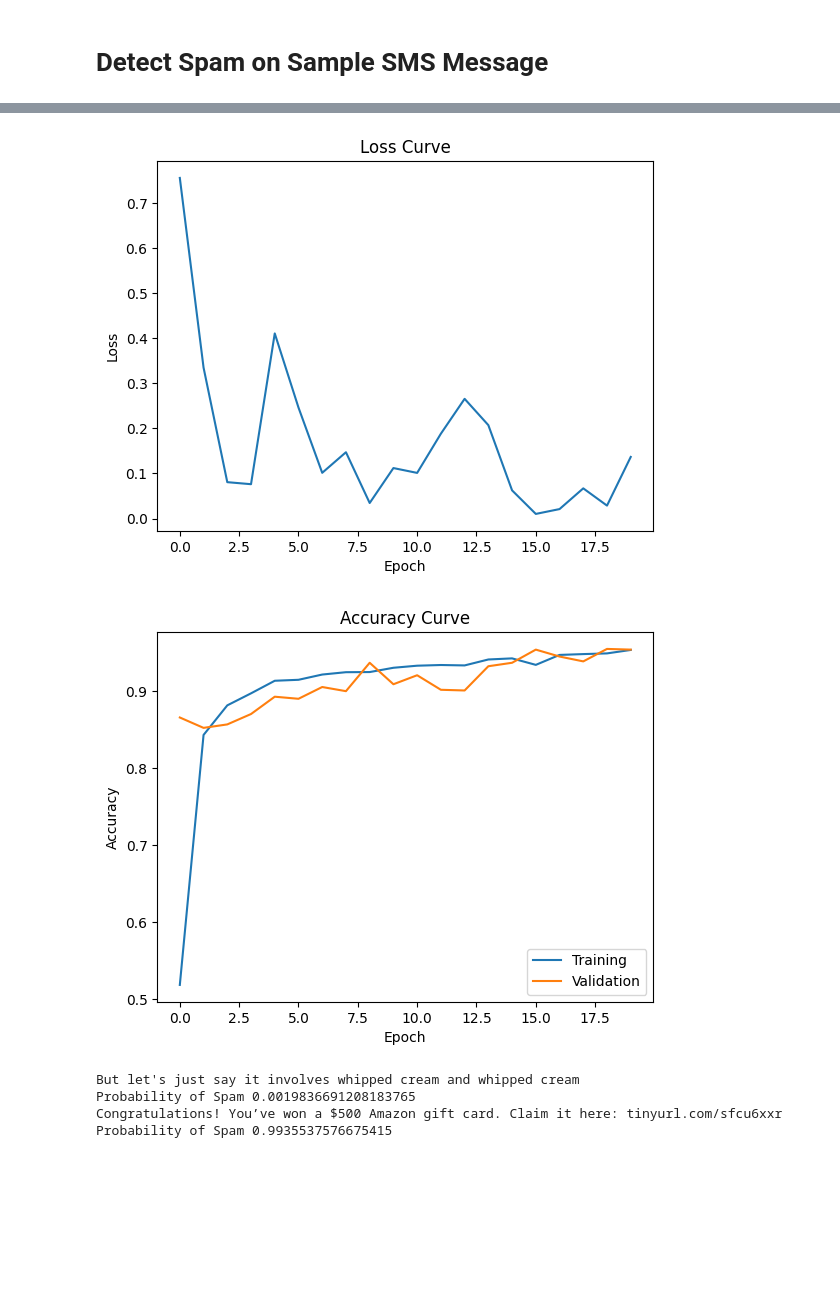
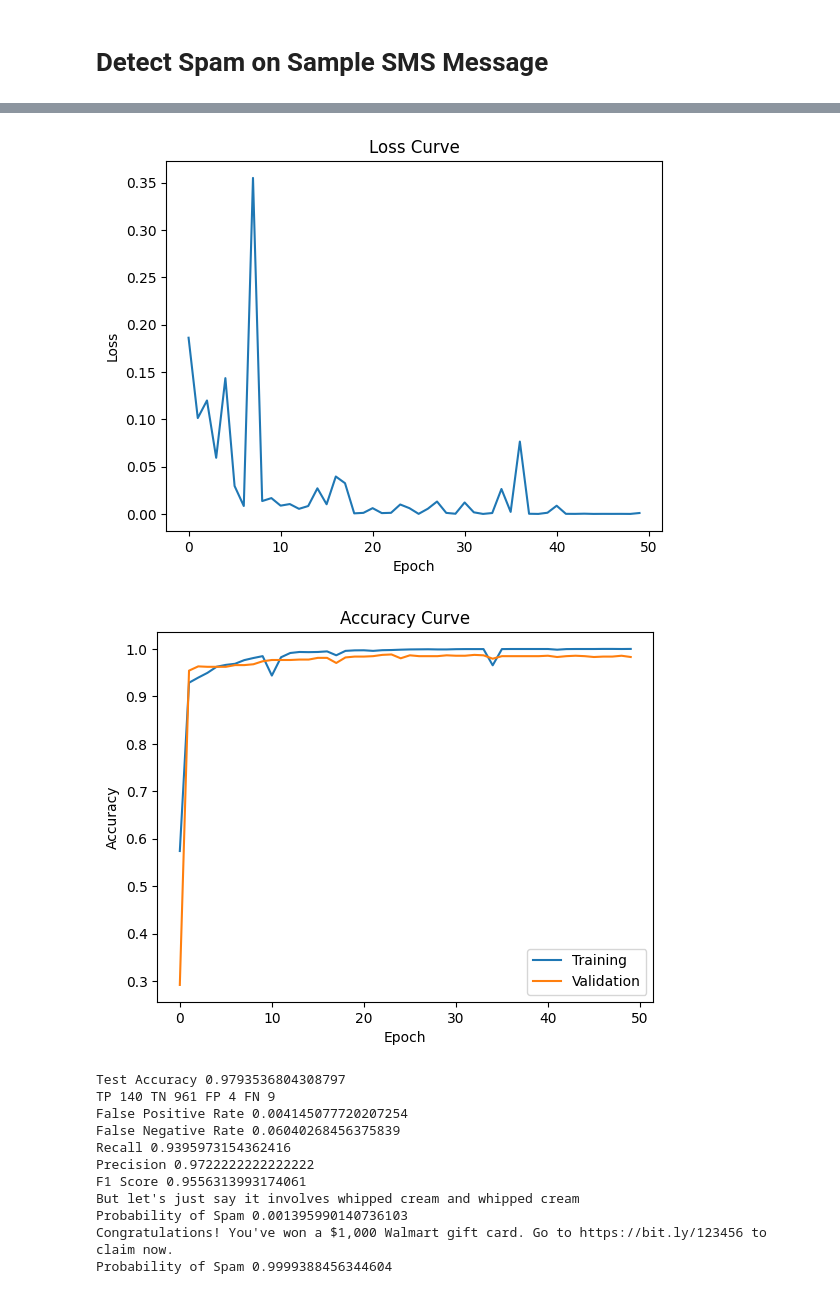
Before and after one commit to Niazitahir/SMS_Spam_Detection_APS360, a Jupyter notebook: primary_model.ipynb, the cells around one changed output, grey strips where cells are left out. Saved outputs shown, nothing was run; the diff lists cells and outputs as text; code cells hidden in the pictures; blank space fills up the shorter version.

```diff
--- a/primary_model.ipynb
+++ b/primary_model.ipynb
@@ -365,7 +385,7 @@ def train_network(model, train, valid, num_epochs=5, learning_rate=1e-5):
 # %%
 def get_scores(model, loader):
     tp, tn, fp, fn = 0, 0, 0, 0
-    for sentences, labels in loader:
+    for labels, sentences in loader:
         if torch.cuda.is_available():
             sentences = sentences.cuda()
             labels = labels.cuda()
@@ -495,0 +530,21 @@ def evaluate_sample(sample, model, glove):
+# %%
+random.seed(69)
+torch.manual_seed(420)
+
+
+model = LSTMNet_3(50, len(vocab_c), 25, len(vocab_c) // 2,
+                  2, glove_vectors, num_layers_w=2, num_layers_c=2)
+if torch.cuda.is_available():
+    model.cuda()
+    print('CUDA is available! Training on GPU...')
+else:
+    print('CUDA is not available. Training on CPU...')
+
+train_network(model, train_loader, valid_loader, num_epochs=50, learning_rate=2e-4)
+
+get_scores(model, valid_loader)
+
+size = 0
+for param in model.parameters():
+    size += torch.numel(param)
+print('Total Number of Parameters', size)
@@ -496,22 +578,31 @@ def evaluate_sample(sample, model, glove):
 # %%
-tuned_model = LSTMNet_2(50, 50, 2, glove, num_layers=4)
+tuned_model = LSTMNet_3(50, len(vocab_c), 25, len(vocab_c) // 2,
+                  2, glove_vectors, num_layers_w=2, num_layers_c=2)
 if torch.cuda.is_available(): tuned_model.cuda()
-path = get_file_path('LSTM',
-                     '6B50',
-                     50,
-                     4,
-                     32,
-                     1e-4)
-tuned_model.load_state_dict(torch.load(path + '19'))
+path = get_file_path('LSTM3', 'twi50', 16, 25, 2, 2e-4)
+tuned_model.load_state_dict(torch.load(path + '23'))
 
 plot_training_curves(path)
 
-evaluate_sample('But let\'s just say it involves whipped cream and whipped cream', tuned_model, glove)
-evaluate_sample('Congratulations! You’ve won a $500 Amazon gift card. Claim it here: tinyurl.com/sfcu6xxr', tuned_model, glove)
+print('Test Accuracy', get_accuracy(tuned_model, test_loader))
+
+get_scores(tuned_model, valid_loader)
+
+evaluate_sample_2('But let\'s just say it involves whipped cream and whipped cream',
+                tuned_model, sentence_transform_w, sentence_transform_c)
+evaluate_sample_2('Congratulations! You\'ve won a $1,000 Walmart gift card. Go to https://bit.ly/123456 to claim now.',
+                tuned_model, sentence_transform_w, sentence_transform_c)
 # %% [output]
-[figure, old version]
+[figure, new version]
-[figure, old version]
+[figure, new version]
+Test Accuracy 0.9793536804308797
+TP 140 TN 961 FP 4 FN 9
+False Positive Rate 0.004145077720207254
+False Negative Rate 0.06040268456375839
+Recall 0.9395973154362416
+Precision 0.9722222222222222
+F1 Score 0.9556313993174061
 But let's just say it involves whipped cream and whipped cream
-Probability of Spam 0.0019836691208183765
-Congratulations! You’ve won a $500 Amazon gift card. Claim it here: tinyurl.com/sfcu6xxr
-Probability of Spam 0.9935537576675415
+Probability of Spam 0.001395990140736103
+Congratulations! You've won a $1,000 Walmart gift card. Go to https://bit.ly/123456 to claim now.
+Probability of Spam 0.9999388456344604
```
Also changed, not shown: parts of 20 cells of this notebook.
